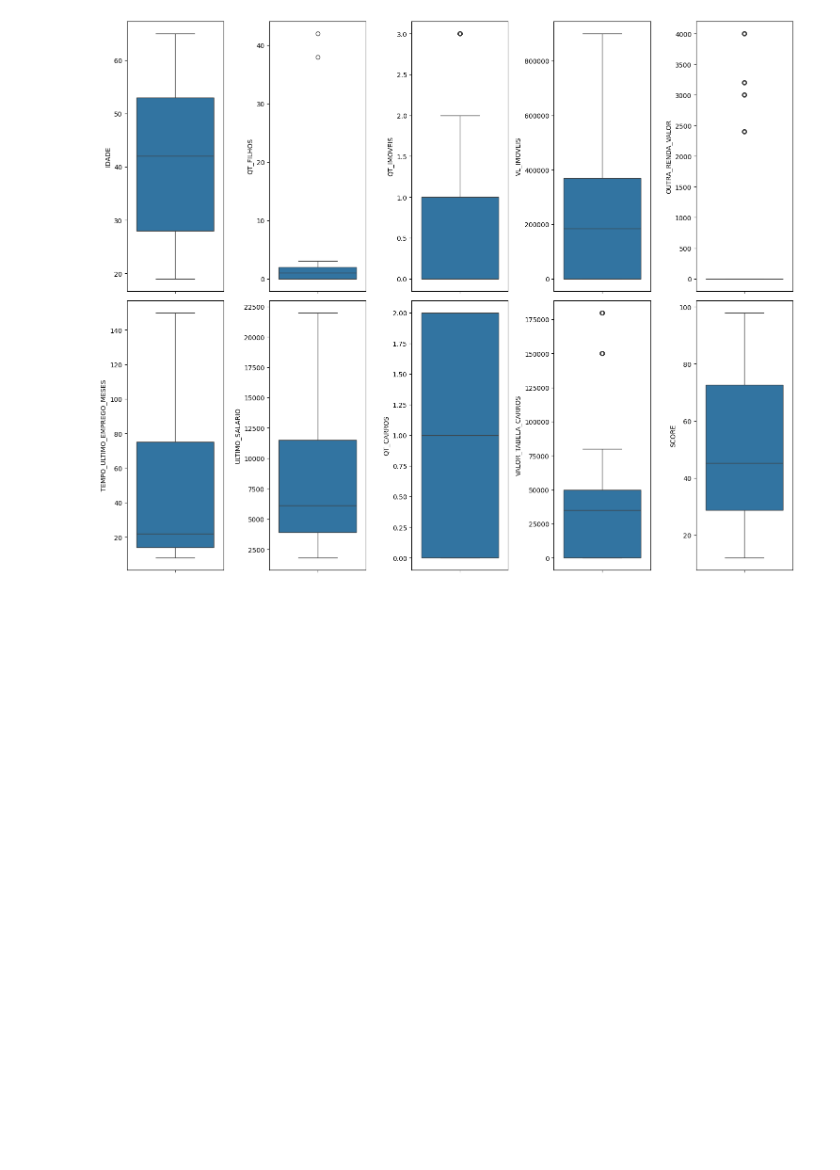
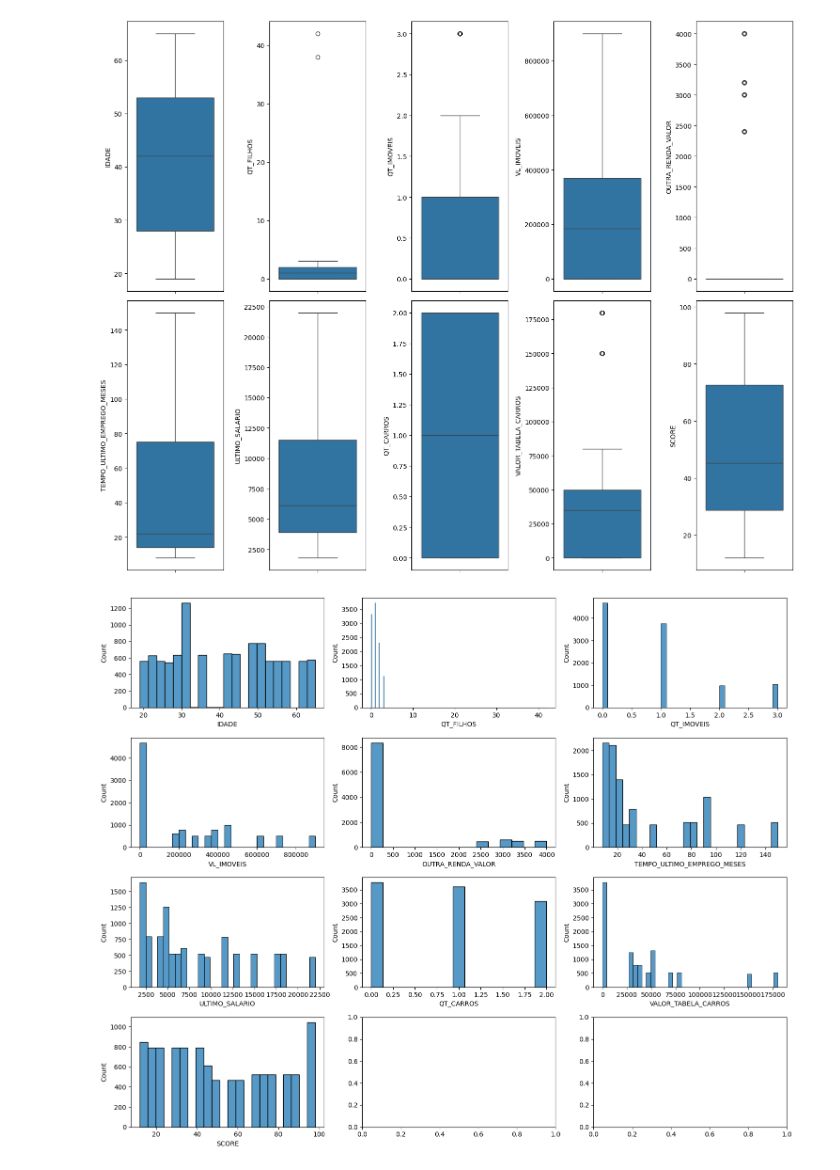
Before and after one commit to PedrolyraC/Credit-Scoring, a Jupyter notebook: credit_scoring_project.ipynb, the cells around one changed output. Saved outputs shown, nothing was run; the diff lists cells and outputs as text; code cells hidden in the pictures; blank space fills up the shorter version.

```diff
--- a/credit_scoring_project.ipynb
+++ b/credit_scoring_project.ipynb
@@ -224,3 +224,22 @@ for i in numerical_variables:
 plt.show()
 # %% [output]
 [figure]
+# %%
+plt.rcParams['figure.figsize'] = [15.00, 12.00]
+plt.rcParams['figure.autolayout'] = True
+
+f, axes = plt.subplots(4, 3)
+
+row = 0
+column = 0
+
+for i in numerical_variables:
+    sns.histplot(data=df, x=i, ax=axes[row][column])
+    column += 1
+    if column == 3:
+        row += 1
+        column = 0
+
+plt.show()
+# %% [output]
+[figure, added]
```
Also changed, not shown: parts of 4 cells of this notebook.
